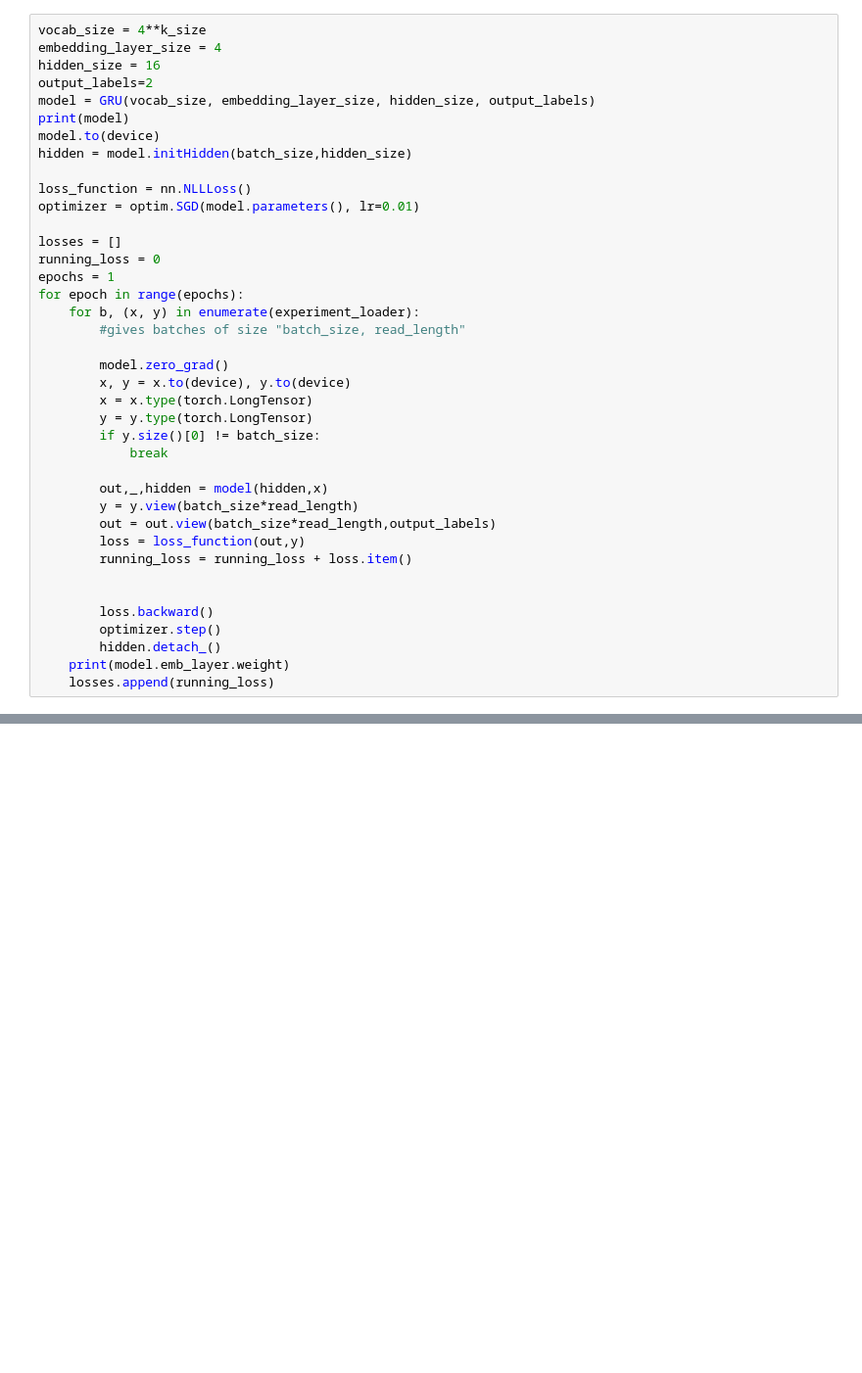
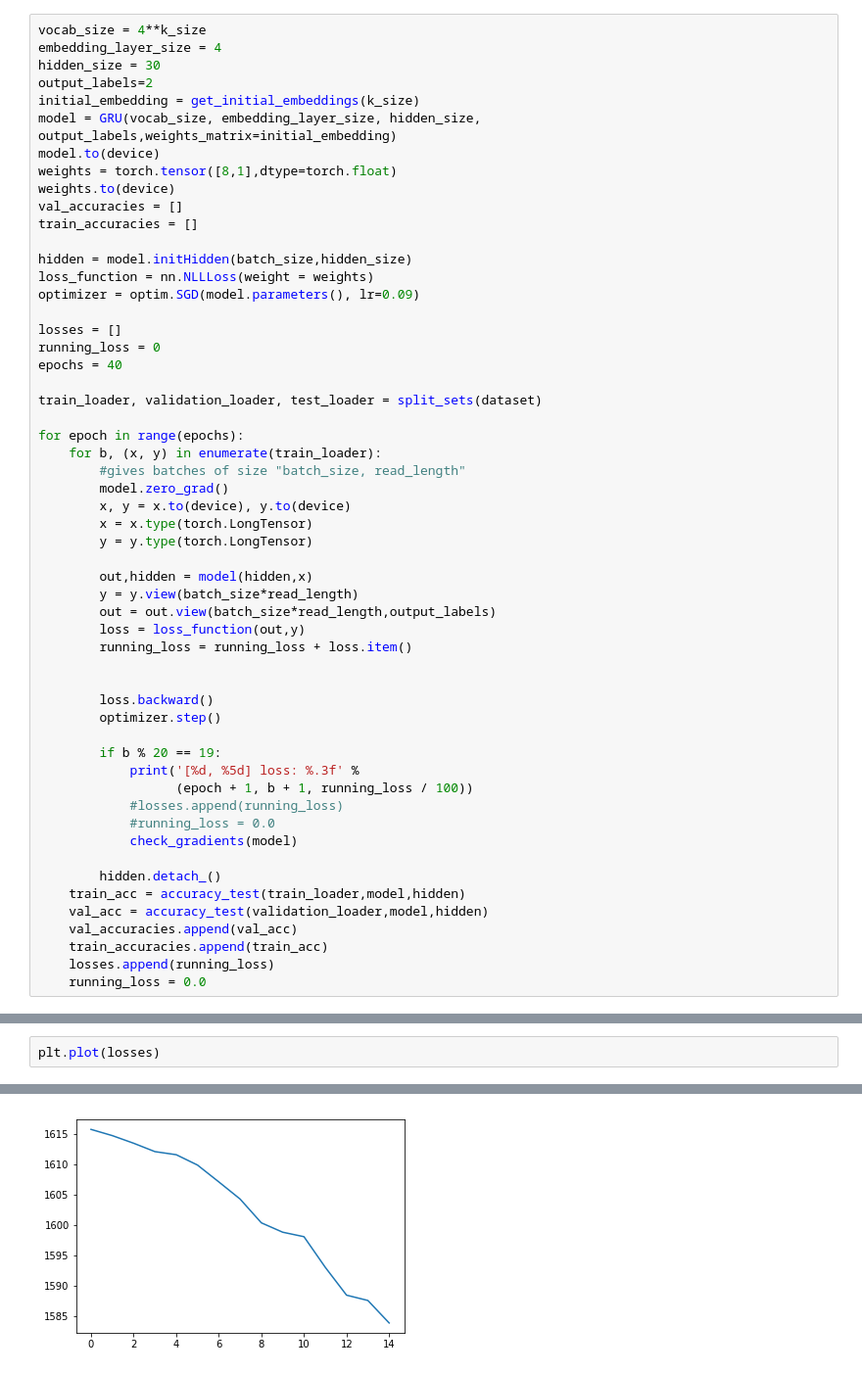
Before and after one commit to deepphage/notebooks, a Jupyter notebook: experiments GRU.ipynb, the cells around one changed output, grey strips where cells are left out. Shown: that part at 98% size. Drawn from its saved outputs; the diff is of its cells as text; blank space fills up the shorter version.

Commit message:
experiments gru

```diff
--- a/experiments GRU.ipynb
+++ b/experiments GRU.ipynb
@@ -133,31 +130,35 @@ experiment_loader = loader.get_data_loader(n_files=1,read_length=read_length, ba
 # %%
 vocab_size = 4**k_size
 embedding_layer_size = 4
-hidden_size = 16
+hidden_size = 30
 output_labels=2
-model = GRU(vocab_size, embedding_layer_size, hidden_size, output_labels)
-print(model)
+initial_embedding = get_initial_embeddings(k_size)
+model = GRU(vocab_size, embedding_layer_size, hidden_size, output_labels,weights_matrix=initial_embedding)
 model.to(device)
+weights = torch.tensor([8,1],dtype=torch.float)
+weights.to(device)
+val_accuracies = []
+train_accuracies = []
+
 hidden = model.initHidden(batch_size,hidden_size)
-
-loss_function = nn.NLLLoss()
-optimizer = optim.SGD(model.parameters(), lr=0.01)
+loss_function = nn.NLLLoss(weight = weights)
+optimizer = optim.SGD(model.parameters(), lr=0.09)
 
 losses = []
 running_loss = 0
-epochs = 1
+epochs = 40
+
+train_loader, validation_loader, test_loader = split_sets(dataset)
+
 for epoch in range(epochs):
-    for b, (x, y) in enumerate(experiment_loader):
+    for b, (x, y) in enumerate(train_loader):
         #gives batches of size "batch_size, read_length"
-
         model.zero_grad()
         x, y = x.to(device), y.to(device)
         x = x.type(torch.LongTensor)
         y = y.type(torch.LongTensor)
-        if y.size()[0] != batch_size:
-            break
 
-        out,_,hidden = model(hidden,x)
+        out,hidden = model(hidden,x)
         y = y.view(batch_size*read_length)
         out = out.view(batch_size*read_length,output_labels)
         loss = loss_function(out,y)
@@ -166,7 +167,19 @@ for epoch in range(epochs):
 
         loss.backward()
         optimizer.step()
+
+        if b % 20 == 19:
+            print('[%d, %5d] loss: %.3f' %
+                  (epoch + 1, b + 1, running_loss / 100))
+            #losses.append(running_loss)
+            #running_loss = 0.0
+            check_gradients(model)
+
         hidden.detach_()
-    print(model.emb_layer.weight)
+    train_acc = accuracy_test(train_loader,model,hidden)
+    val_acc = accuracy_test(validation_loader,model,hidden)
+    val_accuracies.append(val_acc)
+    train_accuracies.append(train_acc)
     losses.append(running_loss)
+    running_loss = 0.0
 # %% [output]
@@ -208,0 +221,3 @@ tensor(-0.3567, grad_fn=<DivBackward0>)
+# %%
+plt.plot(losses)
+# %% [output]
@@ -208,0 +225 @@ tensor(-0.3567, grad_fn=<DivBackward0>)
+[figure, added]
```
Also changed, not shown: parts of 24 cells of this notebook, 2 other files.
